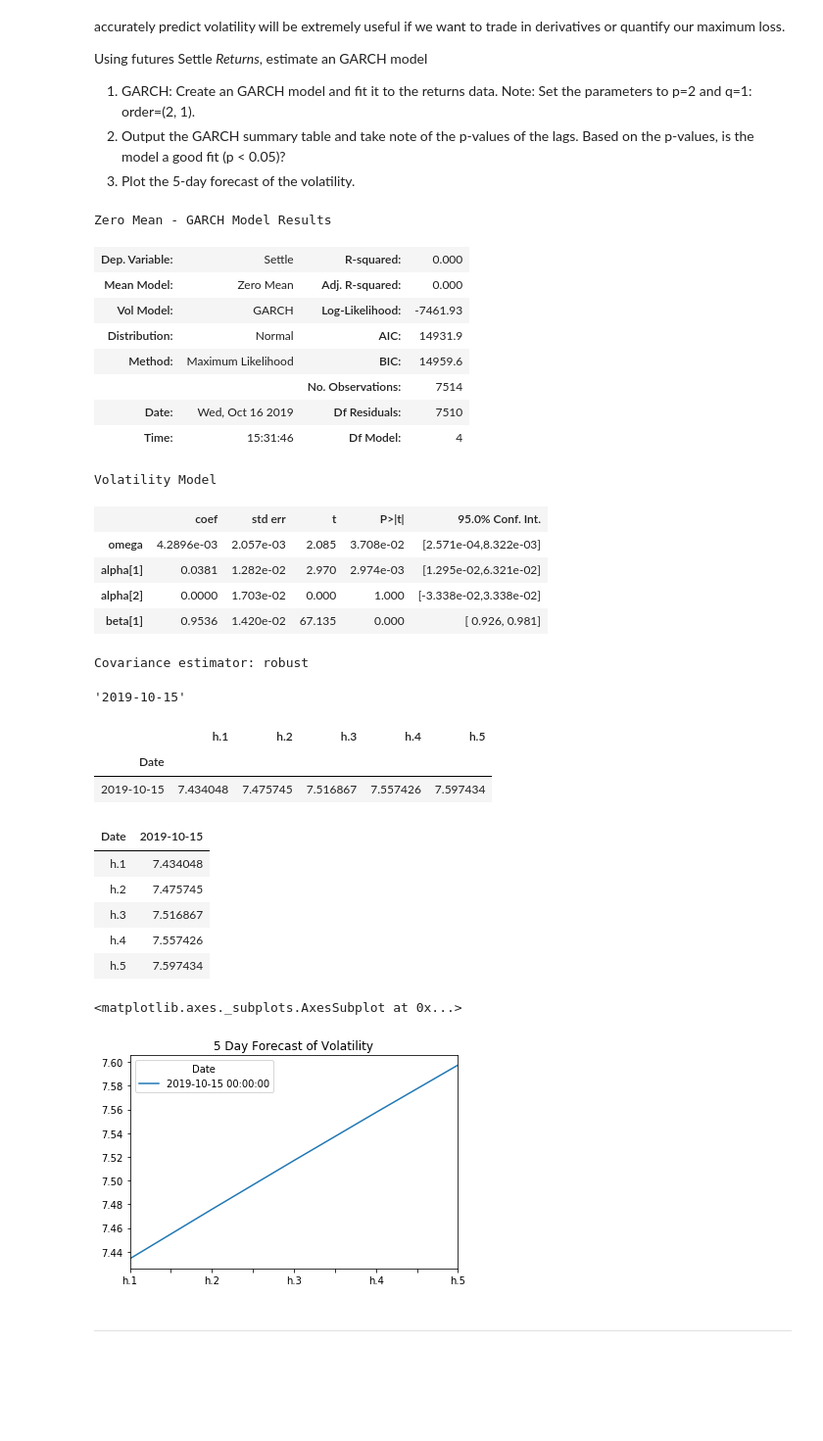
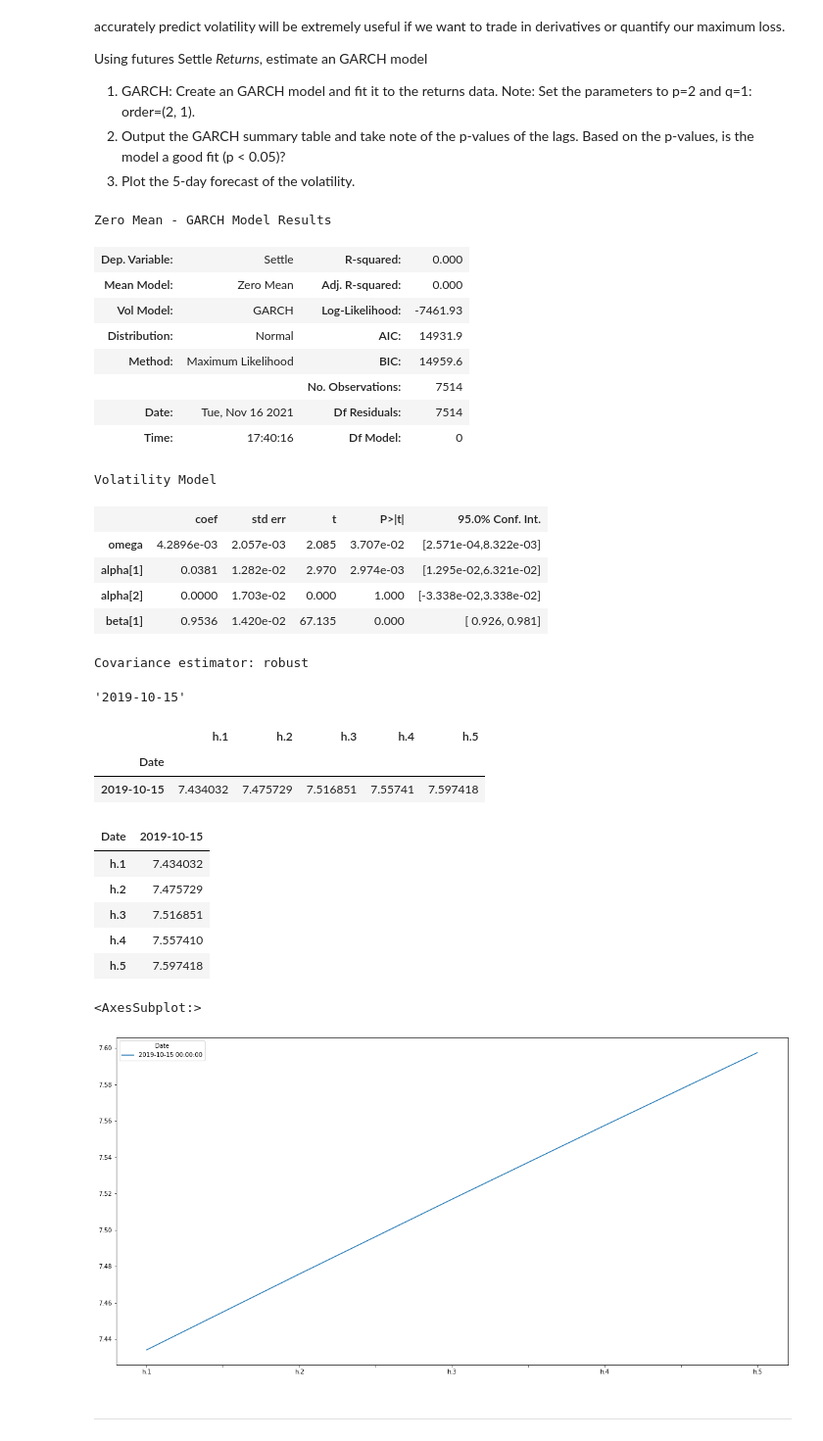
Before and after one commit to laufrankb/Time-Series-Analysis, a Jupyter notebook: Starter_Code/time_series_analysis.ipynb, the cells around one changed output. Shown: that part at 98% size. Saved outputs shown, nothing was run; the diff lists cells and outputs as text; code cells hidden in the pictures; blank space fills up the shorter version.

```diff
--- a/Starter_Code/time_series_analysis.ipynb
+++ b/Starter_Code/time_series_analysis.ipynb
@@ -168,6 +263,12 @@ import arch
+# %%
+# Estimate a GARCH model:
+garch_model = arch_model(returns, mean="Zero", vol="GARCH", p=2, q=1)
+
+# Fit the model
+results = garch_model.fit(disp="off")
 # %%
 # Summarize the model results
-# YOUR CODE HERE!
+results.summary()
 # %% [output]
 Zero Mean - GARCH Model Results
 | Dep. Variable: | Settle | R-squared: | 0.000 |
@@ -176,11 +277,11 @@ Zero Mean - GARCH Model Results
 | Distribution: | Normal | AIC: | 14931.9 |
 | Method: | Maximum Likelihood | BIC: | 14959.6 |
 |  |  | No. Observations: | 7514 |
-| Date: | Wed, Oct 16 2019 | Df Residuals: | 7510 |
-| Time: | 15:31:46 | Df Model: | 4 |
+| Date: | Tue, Nov 16 2021 | Df Residuals: | 7514 |
+| Time: | 17:40:16 | Df Model: | 0 |
 Volatility Model
 |  | coef | std err | t | P>|t| | 95.0% Conf. Int. |
-| omega | 4.2896e-03 | 2.057e-03 | 2.085 | 3.708e-02 | [2.571e-04,8.322e-03] |
+| omega | 4.2896e-03 | 2.057e-03 | 2.085 | 3.707e-02 | [2.571e-04,8.322e-03] |
 | alpha[1] | 0.0381 | 1.282e-02 | 2.970 | 2.974e-03 | [1.295e-02,6.321e-02] |
 | alpha[2] | 0.0000 | 1.703e-02 | 0.000 | 1.000 | [-3.338e-02,3.338e-02] |
 | beta[1] | 0.9536 | 1.420e-02 | 67.135 | 0.000 | [ 0.926, 0.981] |
@@ -195,7 +296,7 @@ last_day
 # Create a 5 day forecast of volatility
 forecast_horizon = 5
 # Start the forecast using the last_day calculated above
-# YOUR CODE HERE!
+forecasts = results.forecast(start=last_day, horizon=forecast_horizon, reindex=True)
 # %%
 # Annualize the forecast
 intermediate = np.sqrt(forecasts.variance.dropna() * 252)
@@ -203,24 +304,24 @@ intermediate.head()
 # %% [output]
 |  | h.1 | h.2 | h.3 | h.4 | h.5 |
 | Date |  |  |  |  |  |
-| 2019-10-15 | 7.434048 | 7.475745 | 7.516867 | 7.557426 | 7.597434 |
+| 2019-10-15 | 7.434032 | 7.475729 | 7.516851 | 7.55741 | 7.597418 |
 # %%
 # Transpose the forecast so that it is easier to plot
 final = intermediate.dropna().T
 final.head()
 # %% [output]
 | Date | 2019-10-15 |
-| h.1 | 7.434048 |
-| h.2 | 7.475745 |
-| h.3 | 7.516867 |
-| h.4 | 7.557426 |
-| h.5 | 7.597434 |
+| h.1 | 7.434032 |
+| h.2 | 7.475729 |
+| h.3 | 7.516851 |
+| h.4 | 7.557410 |
+| h.5 | 7.597418 |
 # %%
 # Plot the final forecast
-# YOUR CODE HERE!
+final.plot(figsize=(20,10))
 # %% [output]
-<matplotlib.axes._subplots.AxesSubplot at 0x...>
+<AxesSubplot:>
-[figure, old version]
+[figure, new version]
 # %% [markdown]
 ---
 # %% [markdown]
```
Also changed, not shown: parts of 18 cells of this notebook.
